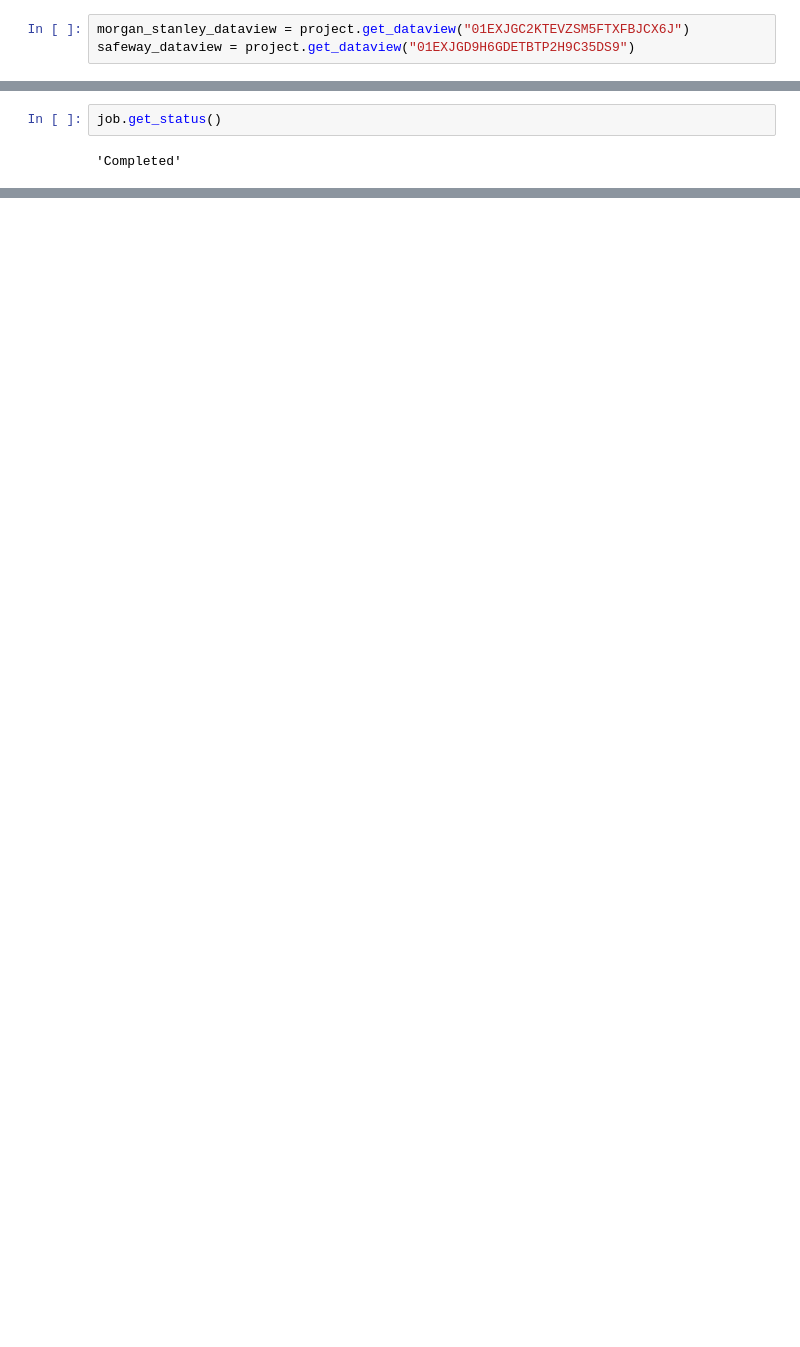
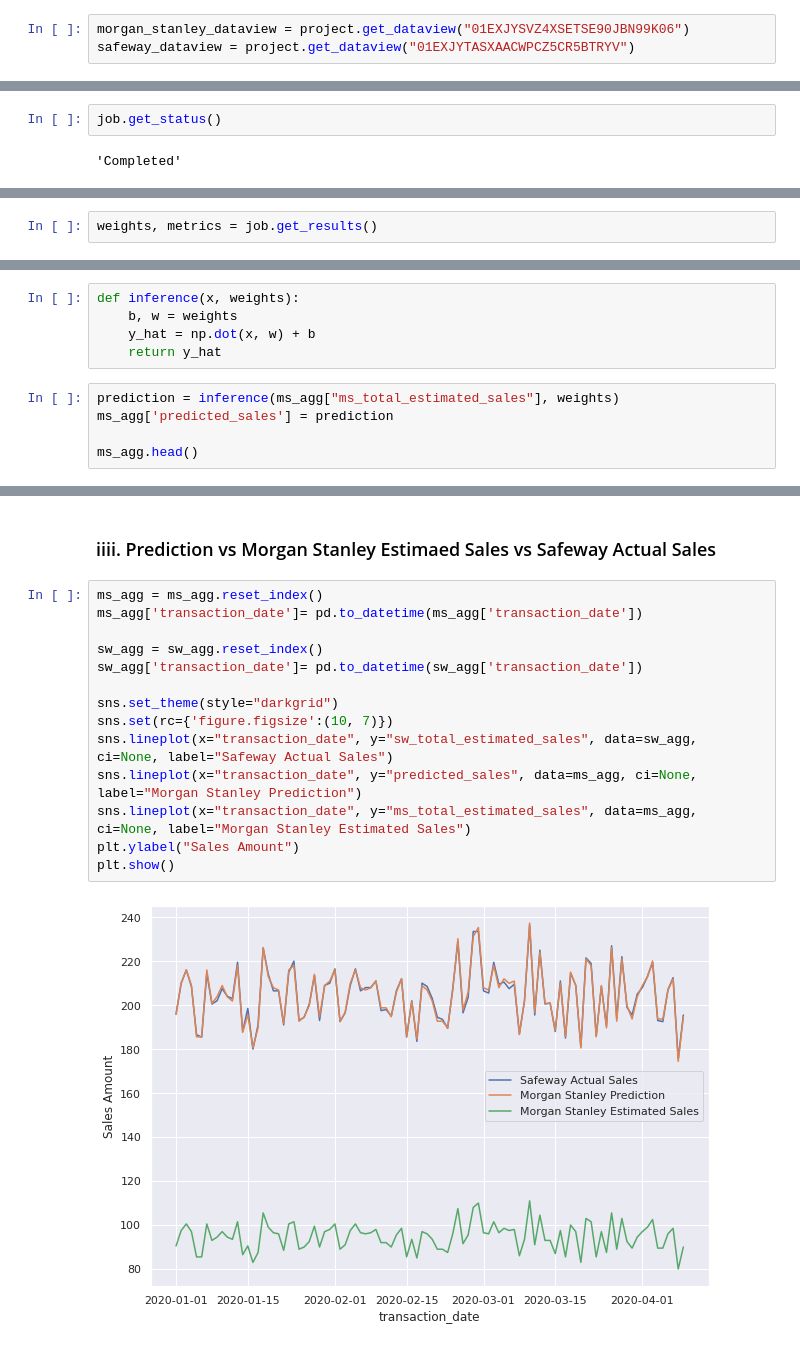
Before and after one commit to juyongdo/pycape, a Jupyter notebook: examples/linear_regression/demo.ipynb, the cells around one changed output, grey strips where cells are left out. Cells and saved outputs as stored; diff of their text form; blank space fills up the shorter version.

Commit message:
add results

```diff
--- a/examples/linear_regression/demo.ipynb
+++ b/examples/linear_regression/demo.ipynb
@@ -162,6 +169,6 @@ DATAVIEW ID                 NAME                     LOCATION    SCHEMA
 # %%
-morgan_stanley_dataview = project.get_dataview("01EXJGC2KTEVZSM5FTXFBJCX6J")
-safeway_dataview = project.get_dataview("01EXJGD9H6GDETBTP2H9C35DS9")
+morgan_stanley_dataview = project.get_dataview("01EXJYSVZ4XSETSE90JBN99K06")
+safeway_dataview = project.get_dataview("01EXJYTASXAACWPCZ5CR5BTRYV")
 # %% [markdown]
 Finally, we can use these dataviews to create a linear regression training job. Since the input variables and output variables are split across different dataviews, we specify this as a `VerticalLinearRegressionJob`. These dataviews are references to datasets that live elsewhere, so we just need to specify which columns in the dataview we want to use for the input and output variables of the model.
 # %%
@@ -229,0 +198,2 @@ Train - RMSE: 2.140561949858766
+# %%
+weights, metrics = job.get_results()
@@ -229,0 +225,10 @@ Train - RMSE: 2.140561949858766
+# %%
+def inference(x, weights):
+    b, w = weights
+    y_hat = np.dot(x, w) + b
+    return y_hat
+# %%
+prediction = inference(ms_agg["ms_total_estimated_sales"], weights)
+ms_agg['predicted_sales'] = prediction
+
+ms_agg.head()
@@ -229,0 +242,18 @@ Train - RMSE: 2.140561949858766
+# %% [markdown]
+### iiii. Prediction vs Morgan Stanley Estimaed Sales vs Safeway Actual Sales
+# %%
+ms_agg = ms_agg.reset_index()
+ms_agg['transaction_date']= pd.to_datetime(ms_agg['transaction_date'])
+
+sw_agg = sw_agg.reset_index()
+sw_agg['transaction_date']= pd.to_datetime(sw_agg['transaction_date'])
+
+sns.set_theme(style="darkgrid")
+sns.set(rc={'figure.figsize':(10, 7)})
+sns.lineplot(x="transaction_date", y="sw_total_estimated_sales", data=sw_agg, ci=None, label="Safeway Actual Sales")
+sns.lineplot(x="transaction_date", y="predicted_sales", data=ms_agg, ci=None, label="Morgan Stanley Prediction")
+sns.lineplot(x="transaction_date", y="ms_total_estimated_sales", data=ms_agg, ci=None, label="Morgan Stanley Estimated Sales")
+plt.ylabel("Sales Amount")
+plt.show()
+# %% [output]
+[figure, added]
```
Also changed, not shown: parts of 19 cells of this notebook.
